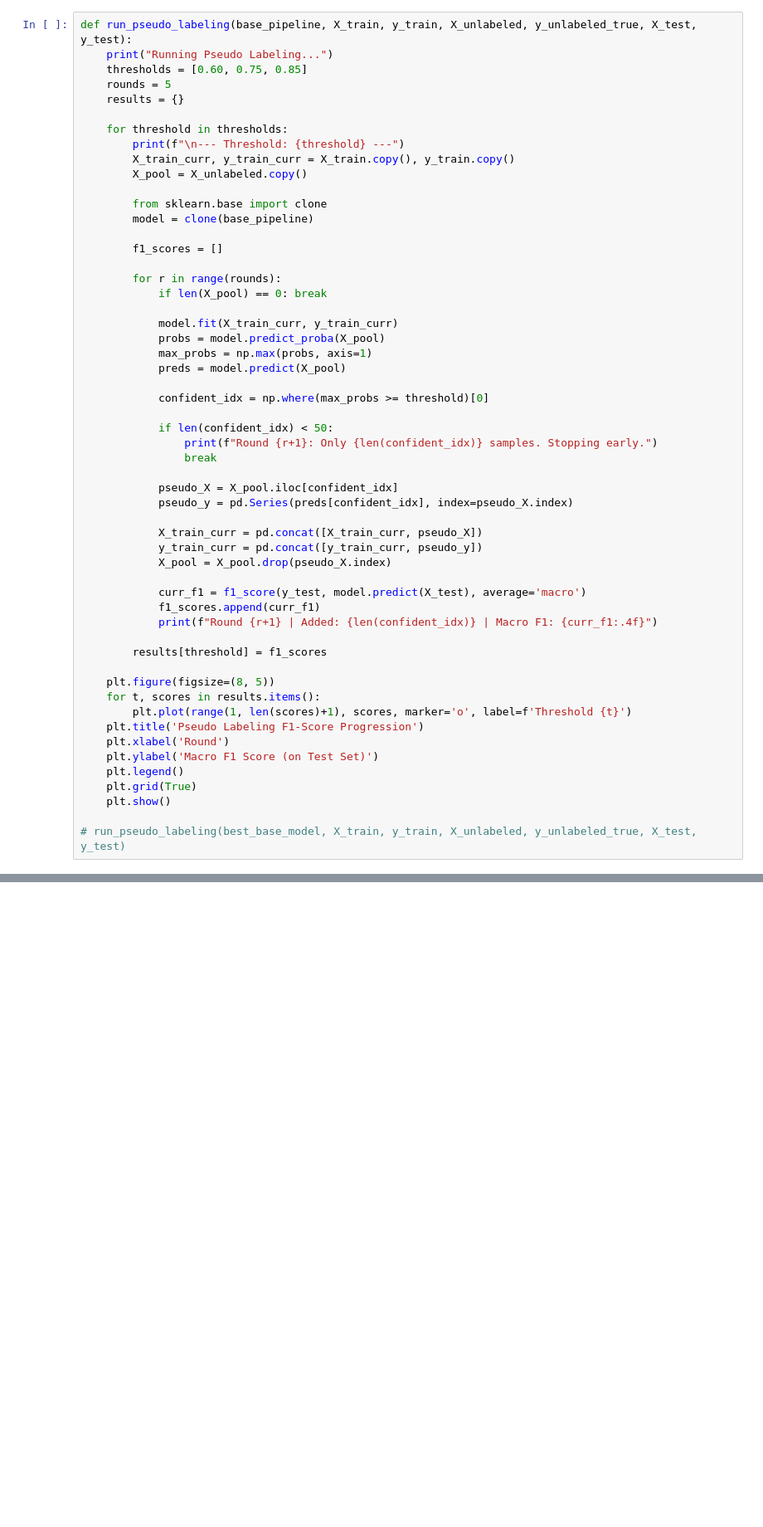
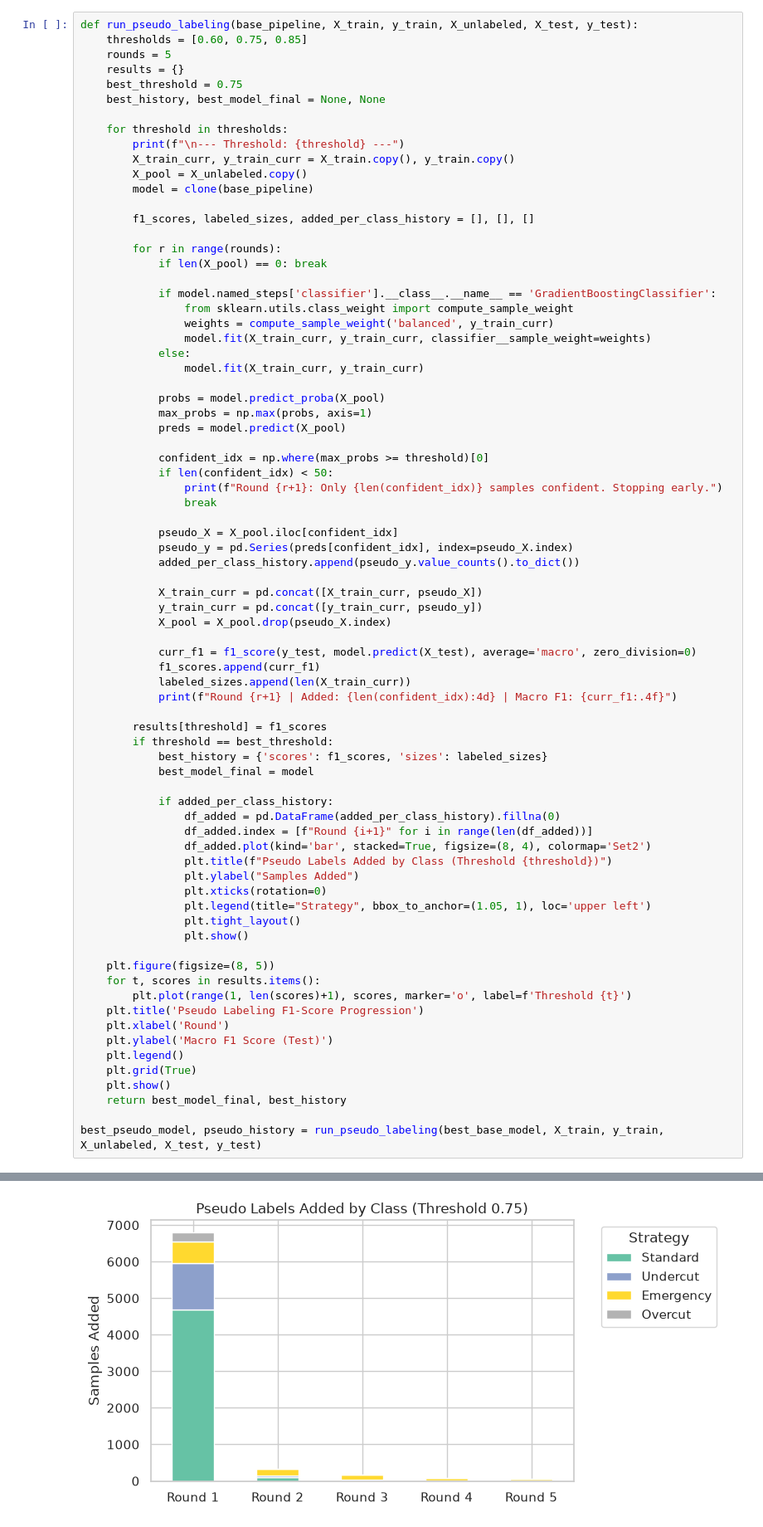
Before and after one commit to Parsa-Saeednia/UT-DataScience-Spring2026, a Jupyter notebook: Assignments/CA5/task1_F1_Pit_Strategy.ipynb, the cells around one changed output, grey strips where cells are left out. Shown at 83% size. Cells and saved outputs as stored; diff of their text form; blank space fills up the shorter version.

```diff
--- a/Assignments/CA5/task1_F1_Pit_Strategy.ipynb
+++ b/Assignments/CA5/task1_F1_Pit_Strategy.ipynb
@@ -231,57 +595,79 @@ def train_supervised_baseline(X_train, y_train, X_test, y_test):
     We implement a self-training loop over five iterations. The base model generates predictions on the unlabeled pool using <code>predict_proba()</code>. Samples exceeding confidence thresholds of <code>0.60</code>, <code>0.75</code>, and <code>0.85</code> are assigned pseudo-labels and merged back into the active training set, measuring the impact of noise injection vs. data expansion.
 </div>
 # %%
-def run_pseudo_labeling(base_pipeline, X_train, y_train, X_unlabeled, y_unlabeled_true, X_test, y_test):
-    print("Running Pseudo Labeling...")
+def run_pseudo_labeling(base_pipeline, X_train, y_train, X_unlabeled, X_test, y_test):
     thresholds = [0.60, 0.75, 0.85]
     rounds = 5
     results = {}
+    best_threshold = 0.75
+    best_history, best_model_final = None, None
 
     for threshold in thresholds:
         print(f"\n--- Threshold: {threshold} ---")
         X_train_curr, y_train_curr = X_train.copy(), y_train.copy()
         X_pool = X_unlabeled.copy()
-
-        from sklearn.base import clone
         model = clone(base_pipeline)
 
-        f1_scores = []
+        f1_scores, labeled_sizes, added_per_class_history = [], [], []
 
         for r in range(rounds):
             if len(X_pool) == 0: break
 
-            model.fit(X_train_curr, y_train_curr)
+            if model.named_steps['classifier'].__class__.__name__ == 'GradientBoostingClassifier':
+                from sklearn.utils.class_weight import compute_sample_weight
+                weights = compute_sample_weight('balanced', y_train_curr)
+                model.fit(X_train_curr, y_train_curr, classifier__sample_weight=weights)
+            else:
+                model.fit(X_train_curr, y_train_curr)
+
             probs = model.predict_proba(X_pool)
             max_probs = np.max(probs, axis=1)
             preds = model.predict(X_pool)
 
             confident_idx = np.where(max_probs >= threshold)[0]
-
             if len(confident_idx) < 50:
-                print(f"Round {r+1}: Only {len(confident_idx)} samples. Stopping early.")
+                print(f"Round {r+1}: Only {len(confident_idx)} samples confident. Stopping early.")
                 break
 
             pseudo_X = X_pool.iloc[confident_idx]
             pseudo_y = pd.Series(preds[confident_idx], index=pseudo_X.index)
+            added_per_class_history.append(pseudo_y.value_counts().to_dict())
 
             X_train_curr = pd.concat([X_train_curr, pseudo_X])
             y_train_curr = pd.concat([y_train_curr, pseudo_y])
             X_pool = X_pool.drop(pseudo_X.index)
 
-            curr_f1 = f1_score(y_test, model.predict(X_test), average='macro')
+            curr_f1 = f1_score(y_test, model.predict(X_test), average='macro', zero_division=0)
             f1_scores.append(curr_f1)
-            print(f"Round {r+1} | Added: {len(confident_idx)} | Macro F1: {curr_f1:.4f}")
+            labeled_sizes.append(len(X_train_curr))
+            print(f"Round {r+1} | Added: {len(confident_idx):4d} | Macro F1: {curr_f1:.4f}")
 
         results[threshold] = f1_scores
+        if threshold == best_threshold:
+            best_history = {'scores': f1_scores, 'sizes': labeled_sizes}
+            best_model_final = model
+
+            if added_per_class_history:
+                df_added = pd.DataFrame(added_per_class_history).fillna(0)
+                df_added.index = [f"Round {i+1}" for i in range(len(df_added))]
+                df_added.plot(kind='bar', stacked=True, figsize=(8, 4), colormap='Set2')
+                plt.title(f"Pseudo Labels Added by Class (Threshold {threshold})")
+                plt.ylabel("Samples Added")
+                plt.xticks(rotation=0)
+                plt.legend(title="Strategy", bbox_to_anchor=(1.05, 1), loc='upper left')
+                plt.tight_layout()
+                plt.show()
 
     plt.figure(figsize=(8, 5))
     for t, scores in results.items():
         plt.plot(range(1, len(scores)+1), scores, marker='o', label=f'Threshold {t}')
     plt.title('Pseudo Labeling F1-Score Progression')
     plt.xlabel('Round')
-    plt.ylabel('Macro F1 Score (on Test Set)')
+    plt.ylabel('Macro F1 Score (Test)')
     plt.legend()
     plt.grid(True)
     plt.show()
+    return best_model_final, best_history
 
-# run_pseudo_labeling(best_base_model, X_train, y_train, X_unlabeled, y_unlabeled_true, X_test, y_test)
+best_pseudo_model, pseudo_history = run_pseudo_labeling(best_base_model, X_train, y_train, X_unlabeled, X_test, y_test)
+# %% [output]
@@ -287,0 +685 @@ def run_pseudo_labeling(base_pipeline, X_train, y_train, X_unlabeled, y_unlabele
+[figure, added]
```
Also changed, not shown: parts of 18 cells of this notebook, 3 other files.
